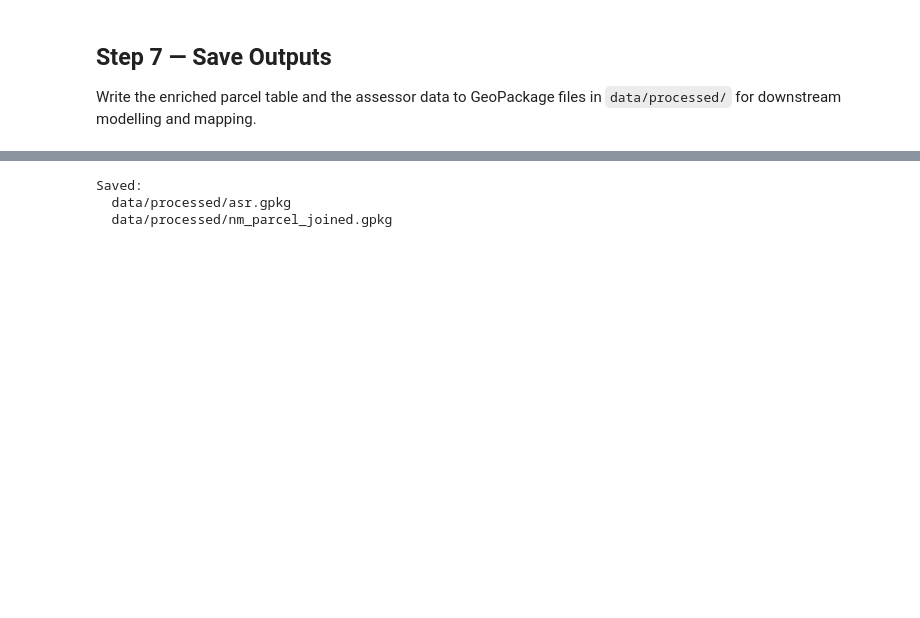
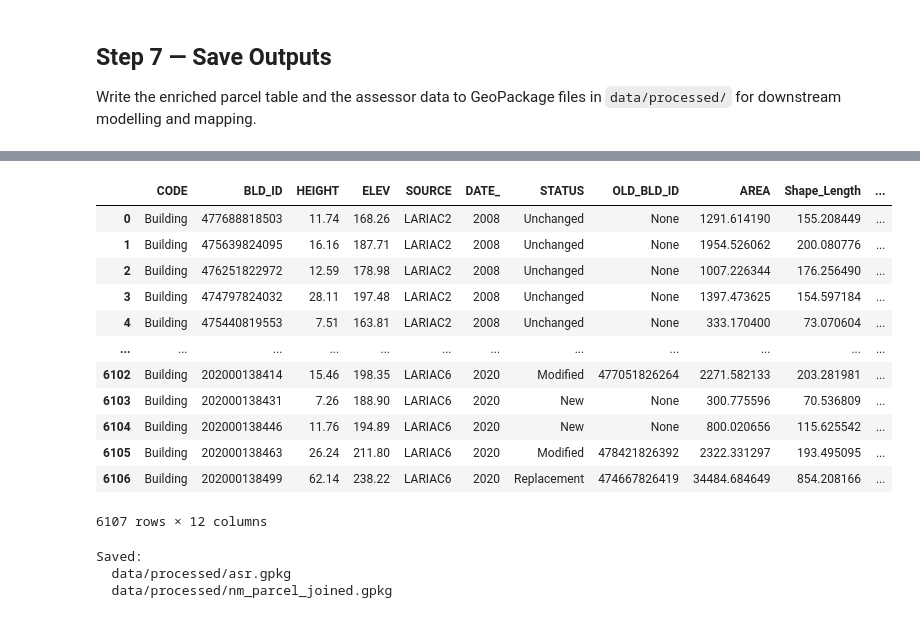
Before and after one commit to AdamSwietek/Hidden_Housing, a Jupyter notebook: notebooks/eda/feb20_b.ipynb, the cells around one changed output, grey strips where cells are left out. Saved outputs shown, nothing was run; the diff lists cells and outputs as text; code cells hidden in the pictures; blank space fills up the shorter version.

```diff
--- a/notebooks/eda/feb20_b.ipynb
+++ b/notebooks/eda/feb20_b.ipynb
@@ -286 +295,17 @@ Write the enriched parcel table and the assessor data to GeoPackage files in `da
+# %%
+lariac.to_file()
+# %% [output]
+|  | CODE | BLD_ID | HEIGHT | ELEV | SOURCE | DATE_ | STATUS | OLD_BLD_ID | AREA | Shape_Length | ... |
+| 0 | Building | 477688818503 | 11.74 | 168.26 | LARIAC2 | 2008 | Unchanged | None | 1291.614190 | 155.208449 | ... |
+| 1 | Building | 475639824095 | 16.16 | 187.71 | LARIAC2 | 2008 | Unchanged | None | 1954.526062 | 200.080776 | ... |
+| 2 | Building | 476251822972 | 12.59 | 178.98 | LARIAC2 | 2008 | Unchanged | None | 1007.226344 | 176.256490 | ... |
+| 3 | Building | 474797824032 | 28.11 | 197.48 | LARIAC2 | 2008 | Unchanged | None | 1397.473625 | 154.597184 | ... |
+| 4 | Building | 475440819553 | 7.51 | 163.81 | LARIAC2 | 2008 | Unchanged | None | 333.170400 | 73.070604 | ... |
+| ... | ... | ... | ... | ... | ... | ... | ... | ... | ... | ... | ... |
+| 6102 | Building | 202000138414 | 15.46 | 198.35 | LARIAC6 | 2020 | Modified | 477051826264 | 2271.582133 | 203.281981 | ... |
+| 6103 | Building | 202000138431 | 7.26 | 188.90 | LARIAC6 | 2020 | New | None | 300.775596 | 70.536809 | ... |
+| 6104 | Building | 202000138446 | 11.76 | 194.89 | LARIAC6 | 2020 | New | None | 800.020656 | 115.625542 | ... |
+| 6105 | Building | 202000138463 | 26.24 | 211.80 | LARIAC6 | 2020 | Modified | 478421826392 | 2322.331297 | 193.495095 | ... |
+| 6106 | Building | 202000138499 | 62.14 | 238.22 | LARIAC6 | 2020 | Replacement | 474667826419 | 34484.684649 | 854.208166 | ... |
+6107 rows × 12 columns
 # %%
```
Also changed, not shown: parts of 9 cells of this notebook, 2 other files.
